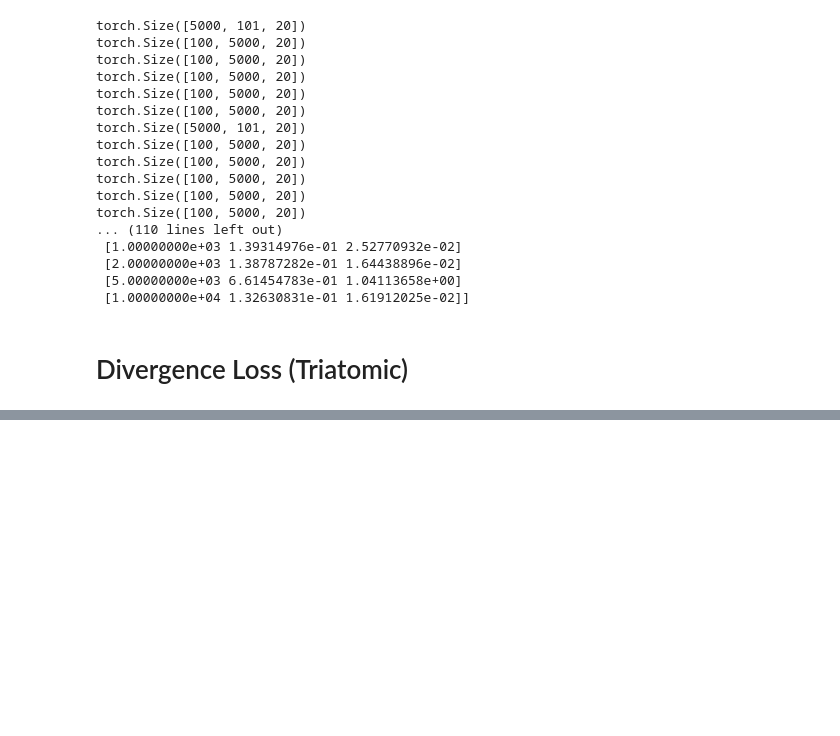
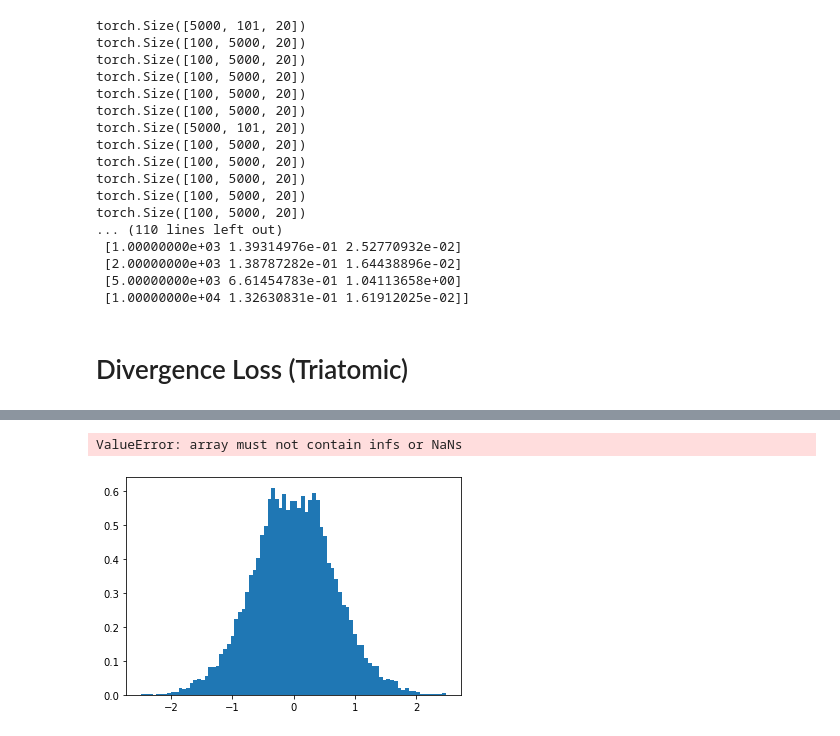
Before and after one commit to jakublala/md-neural-ode, a Jupyter notebook: playground.ipynb, the cells around one changed output, grey strips where cells are left out. Cells and saved outputs as stored; diff of their text form; code cells hidden in the pictures; blank space fills up the shorter version.

```diff
--- a/playground.ipynb
+++ b/playground.ipynb
@@ -1299,0 +1281,24 @@ for potential in potentials:
+# %%
+import numpy as np
+import matplotlib.pyplot as plt
+a = np.load(f'dataset/spring.npy')
+
+x = a[:300, :, 1]
+x = x.reshape(-1, 1)
+
+import scipy.stats as st
+
+plt.hist(x, density=True, bins=82, label="Data")
+mn, mx = plt.xlim()
+plt.xlim(mn, mx)
+kde_xs = np.linspace(mn, mx, 300)
+kde = st.gaussian_kde(x)
+plt.plot(kde_xs, kde.pdf(kde_xs), label="PDF")
+plt.legend(loc="upper left")
+plt.ylabel("Probability")
+plt.xlabel("Data")
+plt.title("Histogram");
+plt.show()
+# %% [output]
+ValueError: array must not contain infs or NaNs
+[figure, added]
```
Also changed, not shown: parts of 6 cells of this notebook, 20 other files.
